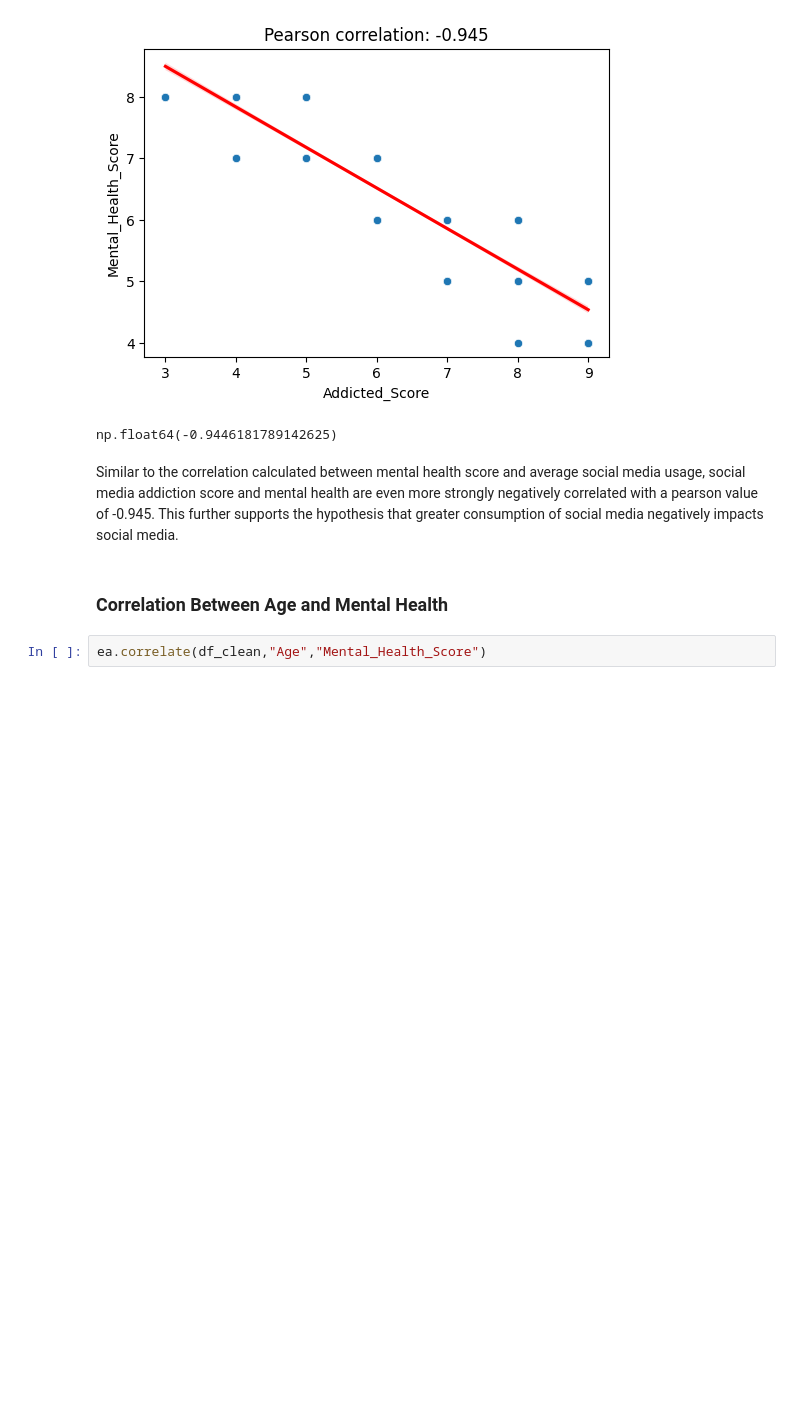
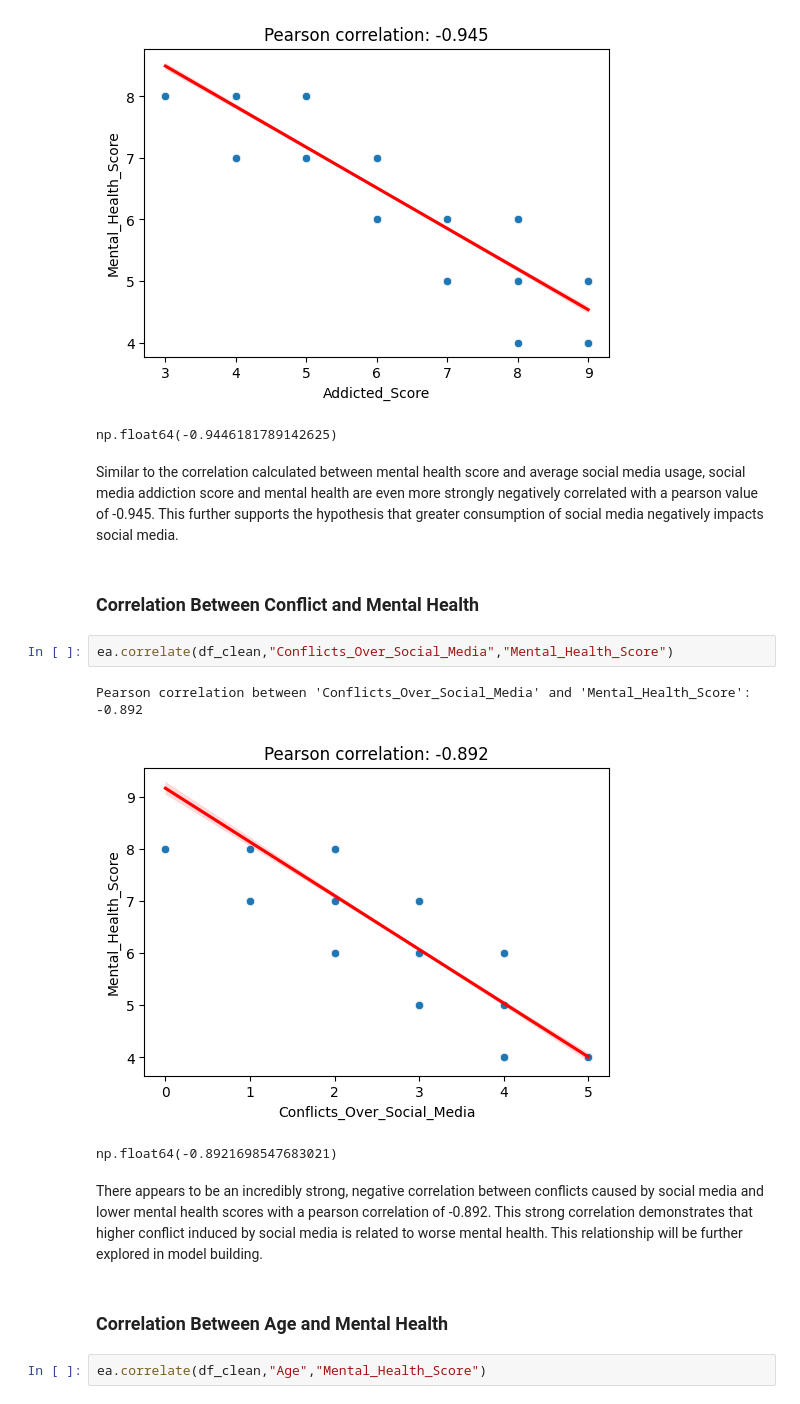
Before and after one commit to anago001/STAT206-Social-Media-Final-Project, a Jupyter notebook: report.ipynb, the cells around one changed output. Drawn from its saved outputs; the diff is of its cells as text; blank space fills up the shorter version.

Commit message:
model building

```diff
--- a/report.ipynb
+++ b/report.ipynb
@@ -125,6 +127,16 @@ Pearson correlation between 'Addicted_Score' and 'Mental_Health_Score': -0.945
 np.float64(-0.9446181789142625)
 # %% [markdown]
 Similar to the correlation calculated between mental health score and average social media usage, social media addiction score and mental health are even more strongly negatively correlated with a pearson value of -0.945. This further supports the hypothesis that greater consumption of social media negatively impacts social media.
+# %% [markdown]
+### Correlation Between Conflict and Mental Health
+# %%
+ea.correlate(df_clean,"Conflicts_Over_Social_Media","Mental_Health_Score")
+# %% [output]
+Pearson correlation between 'Conflicts_Over_Social_Media' and 'Mental_Health_Score': -0.892
+[figure, added]
+np.float64(-0.8921698547683021)
+# %% [markdown]
+There appears to be an incredibly strong, negative correlation between conflicts caused by social media and lower mental health scores with a pearson correlation of -0.892. This strong correlation demonstrates that higher conflict induced by social media is related to worse mental health. This relationship will be further explored in model building.
 # %% [markdown]
 ### Correlation Between Age and Mental Health
 # %%
```
Also changed, not shown: parts of 15 cells of this notebook, 2 other files.
